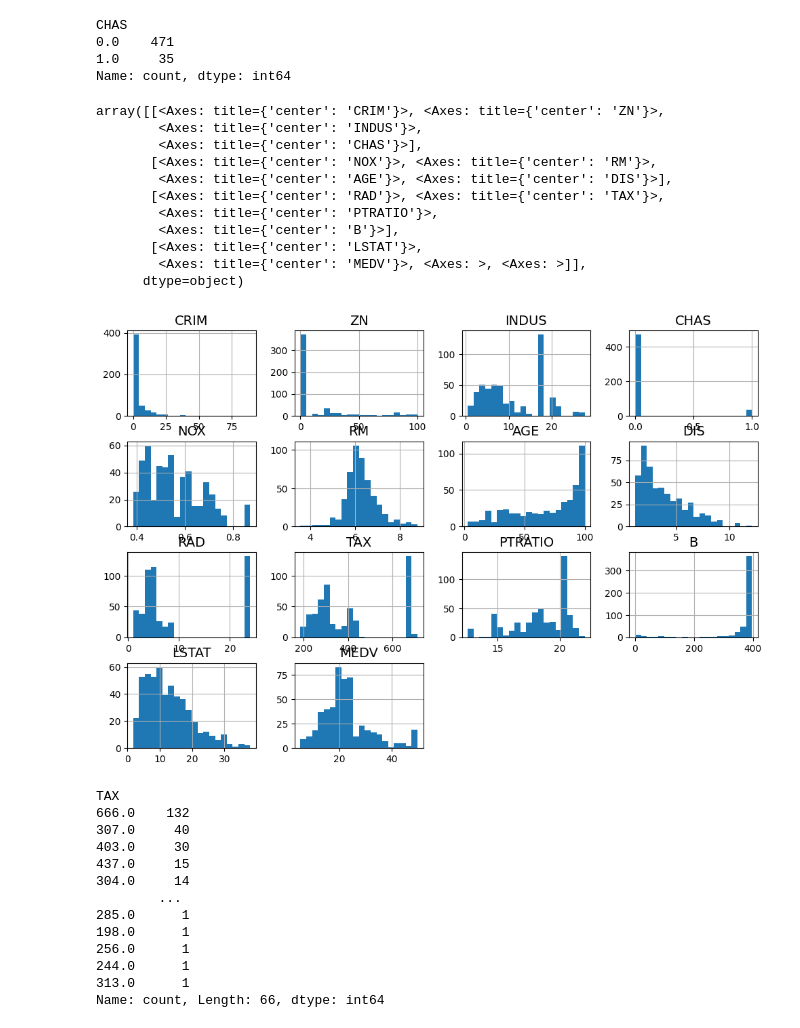
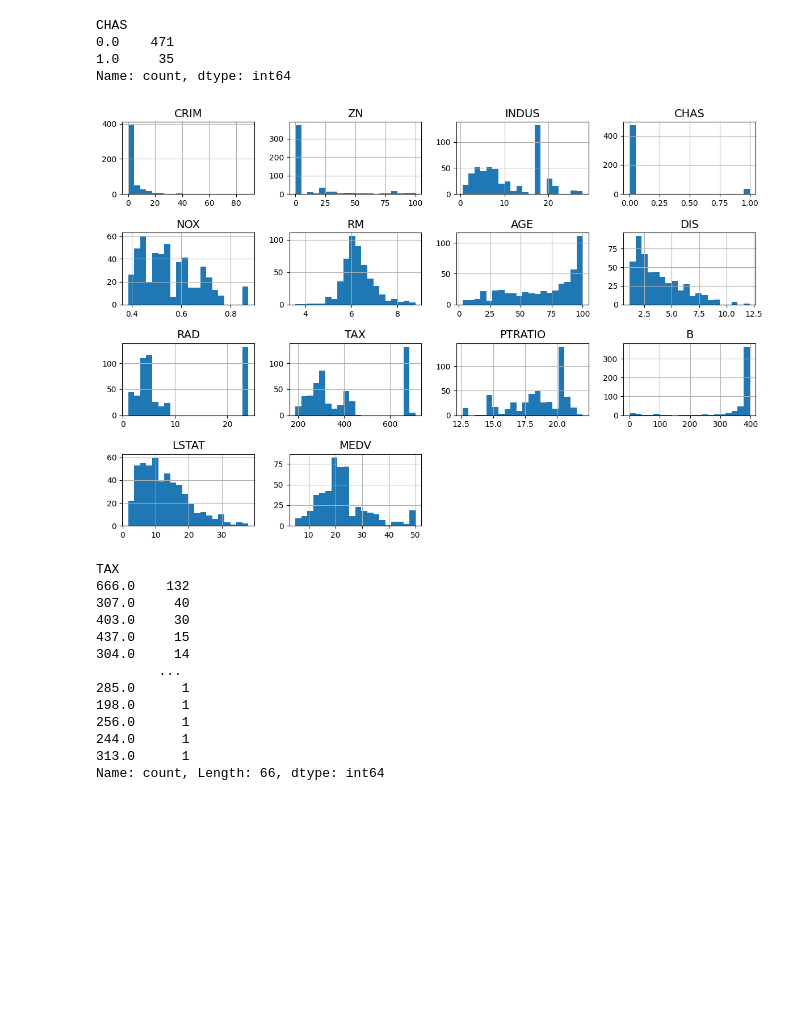
Before and after one commit to AnubhavShekhar/Cloudcredits, a Jupyter notebook: Boston Housing/Boston_Housing.ipynb, the cells around one changed output. Cells and saved outputs as stored; diff of their text form; code cells hidden in the pictures; blank space fills up the shorter version.

Commit message:
added plotted images

```diff
--- a/Boston Housing/Boston_Housing.ipynb
+++ b/Boston Housing/Boston_Housing.ipynb
@@ -153,19 +153,9 @@ CHAS
 Name: count, dtype: int64
 # %%
 boston_housing.hist(bins=20, figsize=(12, 8))
+save_fig('feature_histograms')
 # %% [output]
-array([[<Axes: title={'center': 'CRIM'}>, <Axes: title={'center': 'ZN'}>,
-        <Axes: title={'center': 'INDUS'}>,
-        <Axes: title={'center': 'CHAS'}>],
-       [<Axes: title={'center': 'NOX'}>, <Axes: title={'center': 'RM'}>,
-        <Axes: title={'center': 'AGE'}>, <Axes: title={'center': 'DIS'}>],
-       [<Axes: title={'center': 'RAD'}>, <Axes: title={'center': 'TAX'}>,
-        <Axes: title={'center': 'PTRATIO'}>,
-        <Axes: title={'center': 'B'}>],
-       [<Axes: title={'center': 'LSTAT'}>,
-        <Axes: title={'center': 'MEDV'}>, <Axes: >, <Axes: >]],
-      dtype=object)
-[figure, old version]
+[figure, new version]
 # %%
 boston_housing['TAX'].value_counts()
 # %% [output]
```
Also changed, not shown: parts of 3 cells of this notebook, 5 other files.
